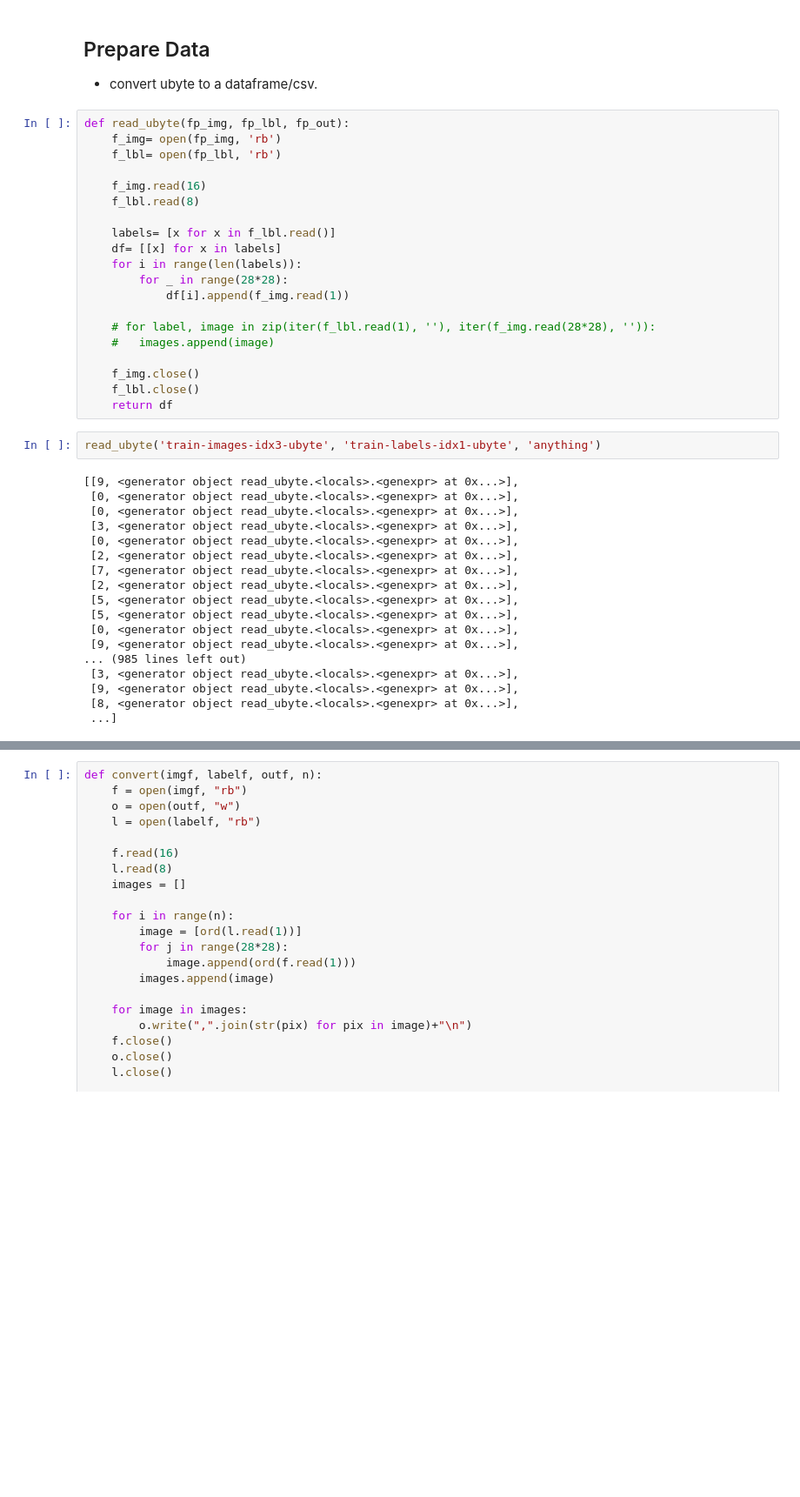
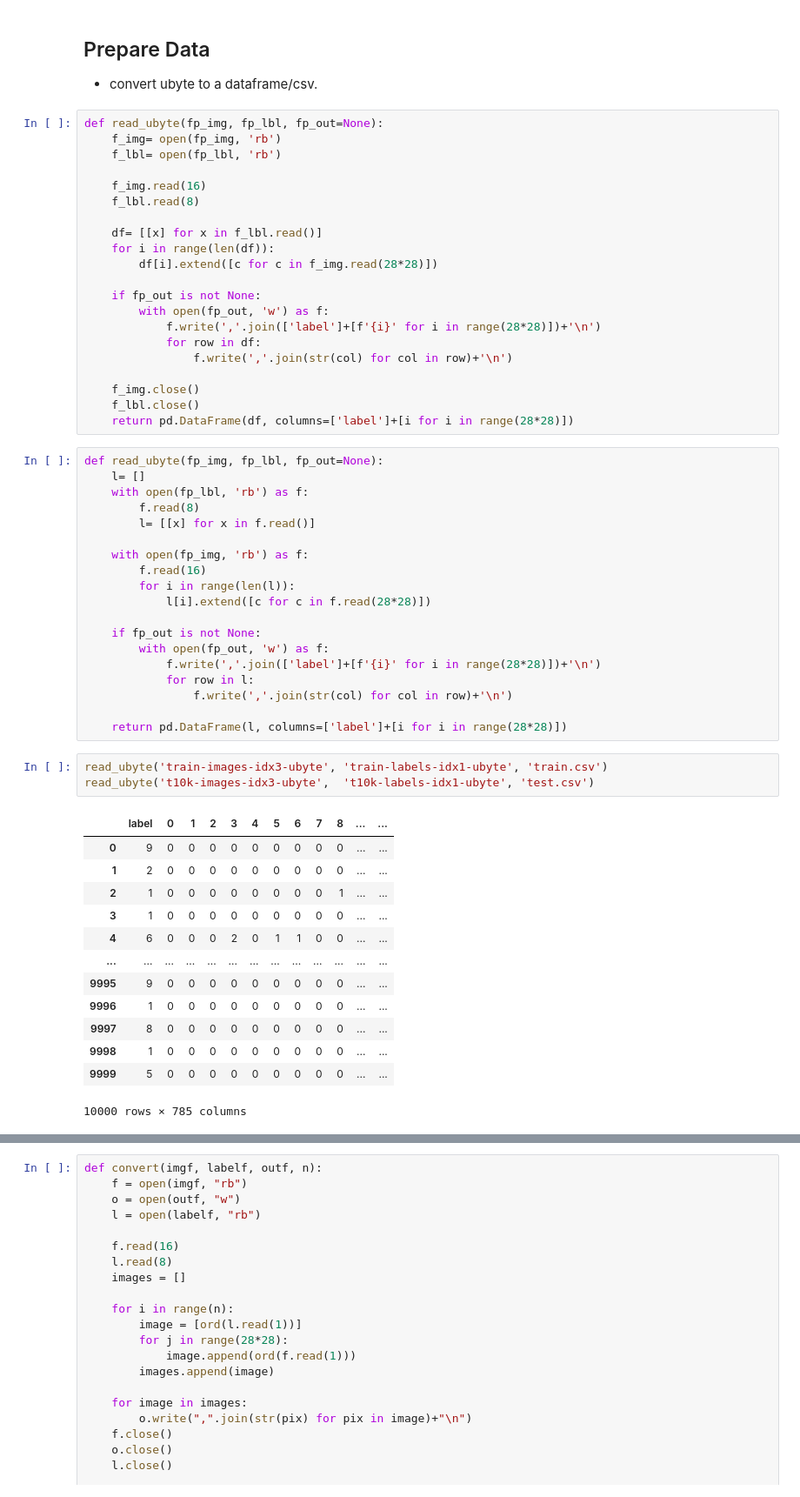
Before and after one commit to 3ab3z2/Machine-fashion-model-mnist, a Jupyter notebook: 20241203-fashion.ipynb, the cells around one changed output, grey strips where cells are left out. Shown at 87% size. Saved outputs shown, nothing was run; the diff lists cells and outputs as text; blank space fills up the shorter version.

```diff
--- a/20241203-fashion.ipynb
+++ b/20241203-fashion.ipynb
@@ -29,42 +29,59 @@ from sklearn.metrics import accuracy_score, confusion_matrix, classification_rep
 
 - convert ubyte to a dataframe/csv.
 # %%
-def read_ubyte(fp_img, fp_lbl, fp_out):
+def read_ubyte(fp_img, fp_lbl, fp_out=None):
 	f_img= open(fp_img, 'rb')
 	f_lbl= open(fp_lbl, 'rb')
 
 	f_img.read(16)
 	f_lbl.read(8)
 
-	labels= [x for x in f_lbl.read()]
-	df= [[x] for x in labels]
-	for i in range(len(labels)):
-		for _ in range(28*28):
-			df[i].append(f_img.read(1))
+	df= [[x] for x in f_lbl.read()]
+	for i in range(len(df)):
+		df[i].extend([c for c in f_img.read(28*28)])
 
-	# for label, image in zip(iter(f_lbl.read(1), ''), iter(f_img.read(28*28), '')):
-	# 	images.append(image)
+	if fp_out is not None:
+		with open(fp_out, 'w') as f:
+			f.write(','.join(['label']+[f'{i}' for i in range(28*28)])+'\n')
+			for row in df:
+				f.write(','.join(str(col) for col in row)+'\n')
 
 	f_img.close()
 	f_lbl.close()
-	return df
+	return pd.DataFrame(df, columns=['label']+[i for i in range(28*28)])
+# %%
+def read_ubyte(fp_img, fp_lbl, fp_out=None):
+	l= []
+	with open(fp_lbl, 'rb') as f:
+		f.read(8)
+		l= [[x] for x in f.read()]
+
+	with open(fp_img, 'rb') as f:
+		f.read(16)
+		for i in range(len(l)):
+			l[i].extend([c for c in f.read(28*28)])
+
+	if fp_out is not None:
+		with open(fp_out, 'w') as f:
+			f.write(','.join(['label']+[f'{i}' for i in range(28*28)])+'\n')
+			for row in l:
+				f.write(','.join(str(col) for col in row)+'\n')
+
+	return pd.DataFrame(l, columns=['label']+[i for i in range(28*28)])
 # %%
-read_ubyte('train-images-idx3-ubyte', 'train-labels-idx1-ubyte', 'anything')
+read_ubyte('train-images-idx3-ubyte', 'train-labels-idx1-ubyte', 'train.csv')
+read_ubyte('t10k-images-idx3-ubyte',  't10k-labels-idx1-ubyte', 'test.csv')
 # %% [output]
+|  | label | 0 | 1 | 2 | 3 | 4 | 5 | 6 | 7 | 8 | ... | ... |
+| 0 | 9 | 0 | 0 | 0 | 0 | 0 | 0 | 0 | 0 | 0 | ... | ... |
+| 1 | 2 | 0 | 0 | 0 | 0 | 0 | 0 | 0 | 0 | 0 | ... | ... |
+| 2 | 1 | 0 | 0 | 0 | 0 | 0 | 0 | 0 | 0 | 1 | ... | ... |
+| 3 | 1 | 0 | 0 | 0 | 0 | 0 | 0 | 0 | 0 | 0 | ... | ... |
+| 4 | 6 | 0 | 0 | 0 | 2 | 0 | 1 | 1 | 0 | 0 | ... | ... |
+| ... | ... | ... | ... | ... | ... | ... | ... | ... | ... | ... | ... | ... |
+| 9995 | 9 | 0 | 0 | 0 | 0 | 0 | 0 | 0 | 0 | 0 | ... | ... |
+| 9996 | 1 | 0 | 0 | 0 | 0 | 0 | 0 | 0 | 0 | 0 | ... | ... |
+| 9997 | 8 | 0 | 0 | 0 | 0 | 0 | 0 | 0 | 0 | 0 | ... | ... |
+| 9998 | 1 | 0 | 0 | 0 | 0 | 0 | 0 | 0 | 0 | 0 | ... | ... |
+| 9999 | 5 | 0 | 0 | 0 | 0 | 0 | 0 | 0 | 0 | 0 | ... | ... |
-[[9, <generator object read_ubyte.<locals>.<genexpr> at 0x...>],
- [0, <generator object read_ubyte.<locals>.<genexpr> at 0x...>],
- [0, <generator object read_ubyte.<locals>.<genexpr> at 0x...>],
- [3, <generator object read_ubyte.<locals>.<genexpr> at 0x...>],
- [0, <generator object read_ubyte.<locals>.<genexpr> at 0x...>],
- [2, <generator object read_ubyte.<locals>.<genexpr> at 0x...>],
- [7, <generator object read_ubyte.<locals>.<genexpr> at 0x...>],
- [2, <generator object read_ubyte.<locals>.<genexpr> at 0x...>],
- [5, <generator object read_ubyte.<locals>.<genexpr> at 0x...>],
- [5, <generator object read_ubyte.<locals>.<genexpr> at 0x...>],
- [0, <generator object read_ubyte.<locals>.<genexpr> at 0x...>],
- [9, <generator object read_ubyte.<locals>.<genexpr> at 0x...>],
-... (985 lines left out)
- [3, <generator object read_ubyte.<locals>.<genexpr> at 0x...>],
- [9, <generator object read_ubyte.<locals>.<genexpr> at 0x...>],
- [8, <generator object read_ubyte.<locals>.<genexpr> at 0x...>],
- ...]
+10000 rows × 785 columns
```
Also changed, not shown: parts of 14 cells of this notebook.
